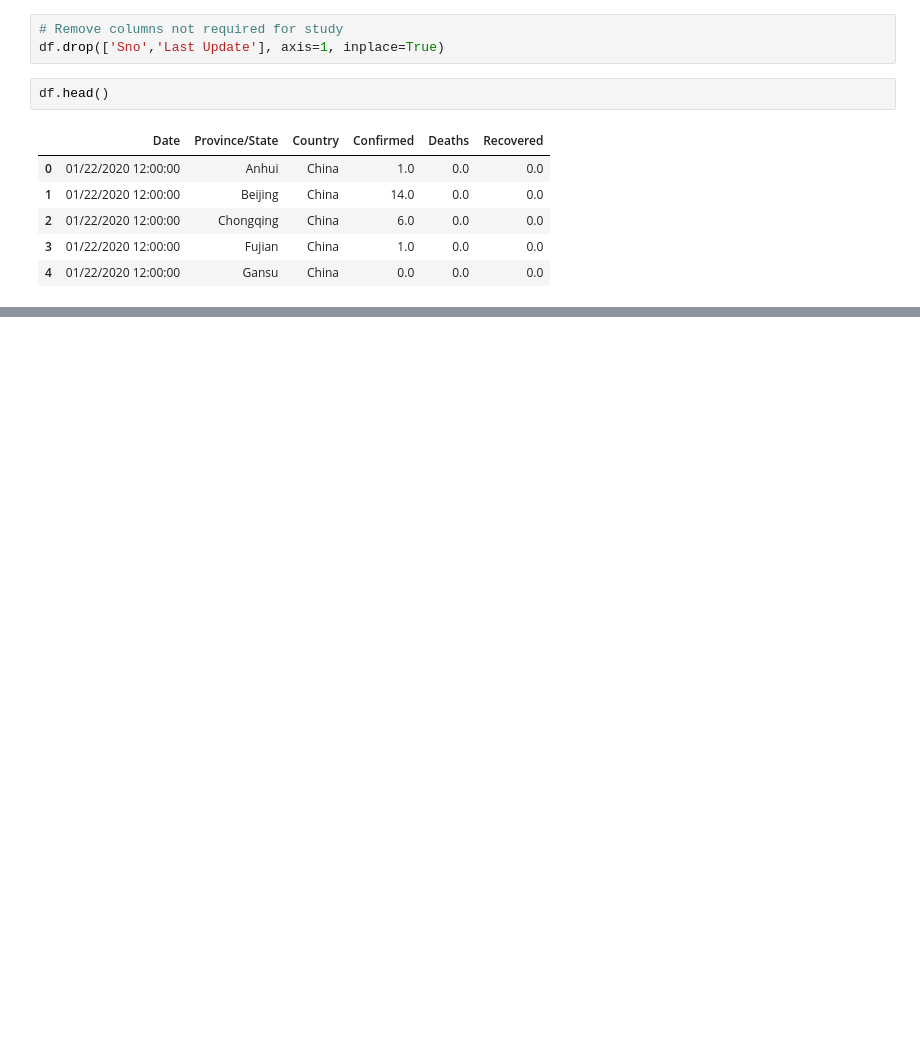
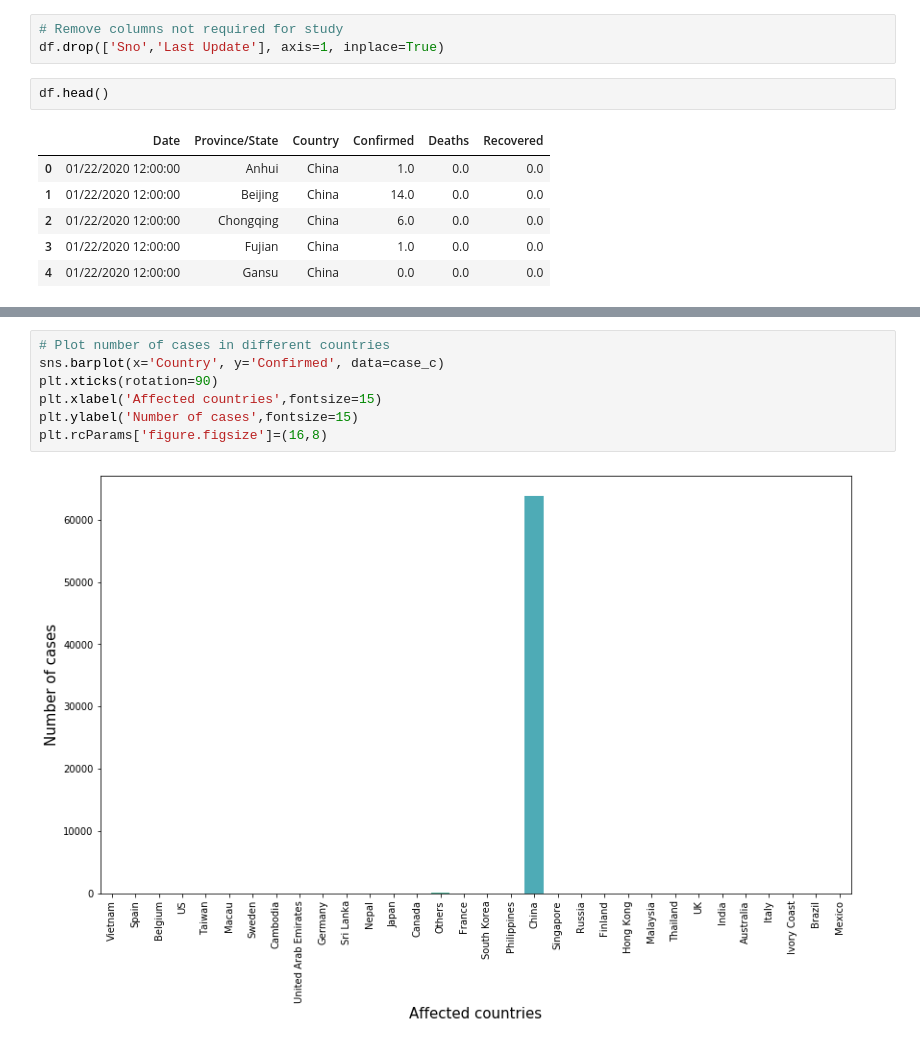
Before and after one commit to ushashwat/Coronavirus-Case-Study, a Jupyter notebook: coronavirus_case_study.ipynb, the cells around one changed output, grey strips where cells are left out. Saved outputs shown, nothing was run; the diff lists cells and outputs as text; blank space fills up the shorter version.

```diff
--- a/coronavirus_case_study.ipynb
+++ b/coronavirus_case_study.ipynb
@@ -133,0 +159,9 @@ case_c.sort_values('Country')[['Country','Confirmed','Deaths','Recovered']].rese
+# %%
+# Plot number of cases in different countries
+sns.barplot(x='Country', y='Confirmed', data=case_c)
+plt.xticks(rotation=90)
+plt.xlabel('Affected countries',fontsize=15)
+plt.ylabel('Number of cases',fontsize=15)
+plt.rcParams['figure.figsize']=(16,8)
+# %% [output]
+[figure, added]
```
Also changed, not shown: parts of 19 cells of this notebook.
